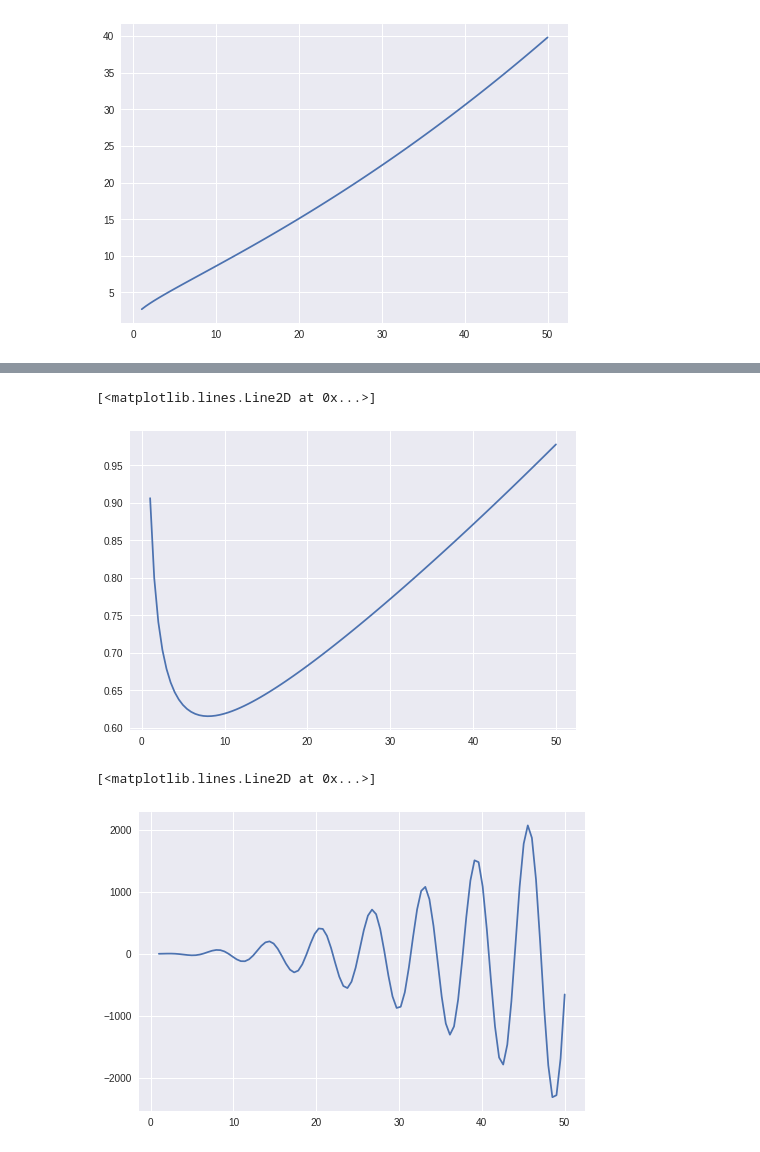
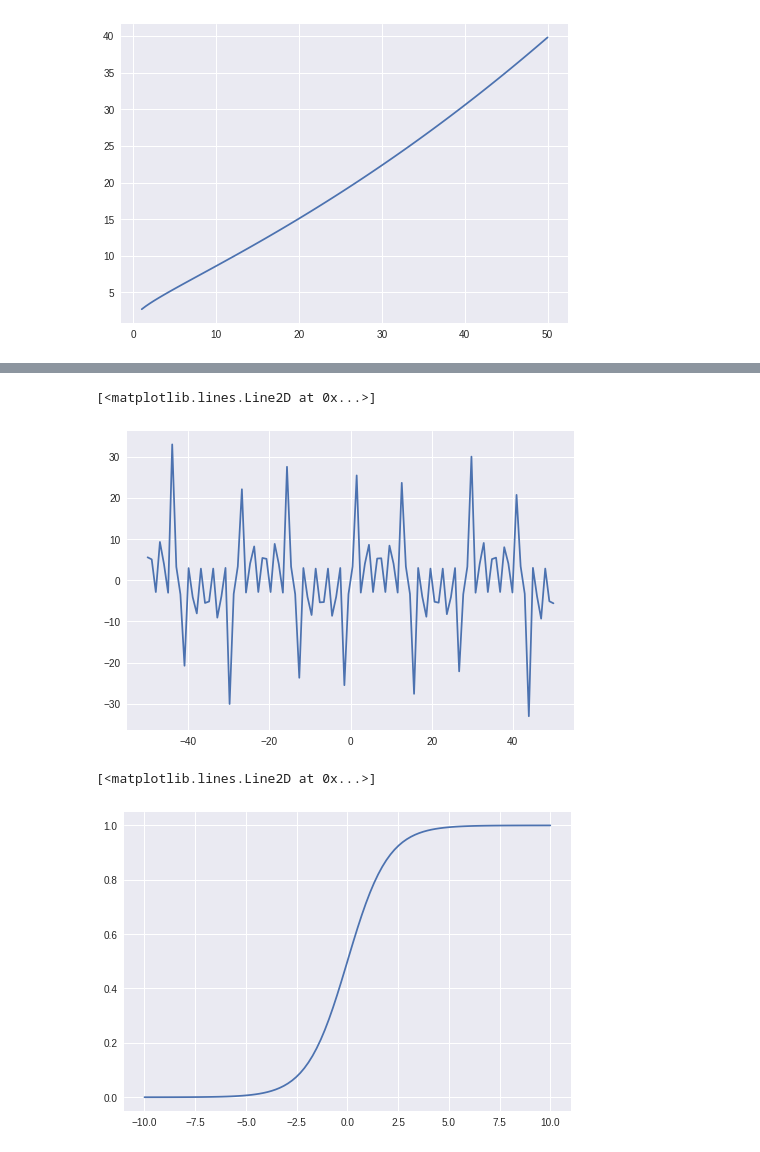
Before and after one commit to neuroleptic/Machine-Learning, a Jupyter notebook: Function_Optimization.ipynb, the cells around one changed output, grey strips where cells are left out. Drawn from its saved outputs; the diff is of its cells as text; code cells hidden in the pictures.

```diff
--- a/Function_Optimization.ipynb
+++ b/Function_Optimization.ipynb
@@ -71,3 +66,6 @@ plt.plot(x,np.vectorize(f2)(x))
 # %% [output]
 [<matplotlib.lines.Line2D at 0x...>]
 [figure]
+# %%
+x = np.linspace(-50,50,100)
+plt.plot(x,np.vectorize(f3)(x))
@@ -74,10 +75,11 @@ plt.plot(x,np.vectorize(f2)(x))
 # %%
-plt.plot(x,np.vectorize(d_f2)(x))
+plt.plot(x,np.vectorize(f4)(x))
 # %% [output]
 [<matplotlib.lines.Line2D at 0x...>]
-[figure, old version]
+[figure, new version]
 # %%
-plt.plot(x,np.vectorize(f3)(x))
+x = np.linspace(-10,10,100)
+plt.plot(x,np.vectorize(f5)(x))
 # %% [output]
 [<matplotlib.lines.Line2D at 0x...>]
-[figure, old version]
+[figure, new version]
```
Also changed, not shown: parts of 8 cells of this notebook.
